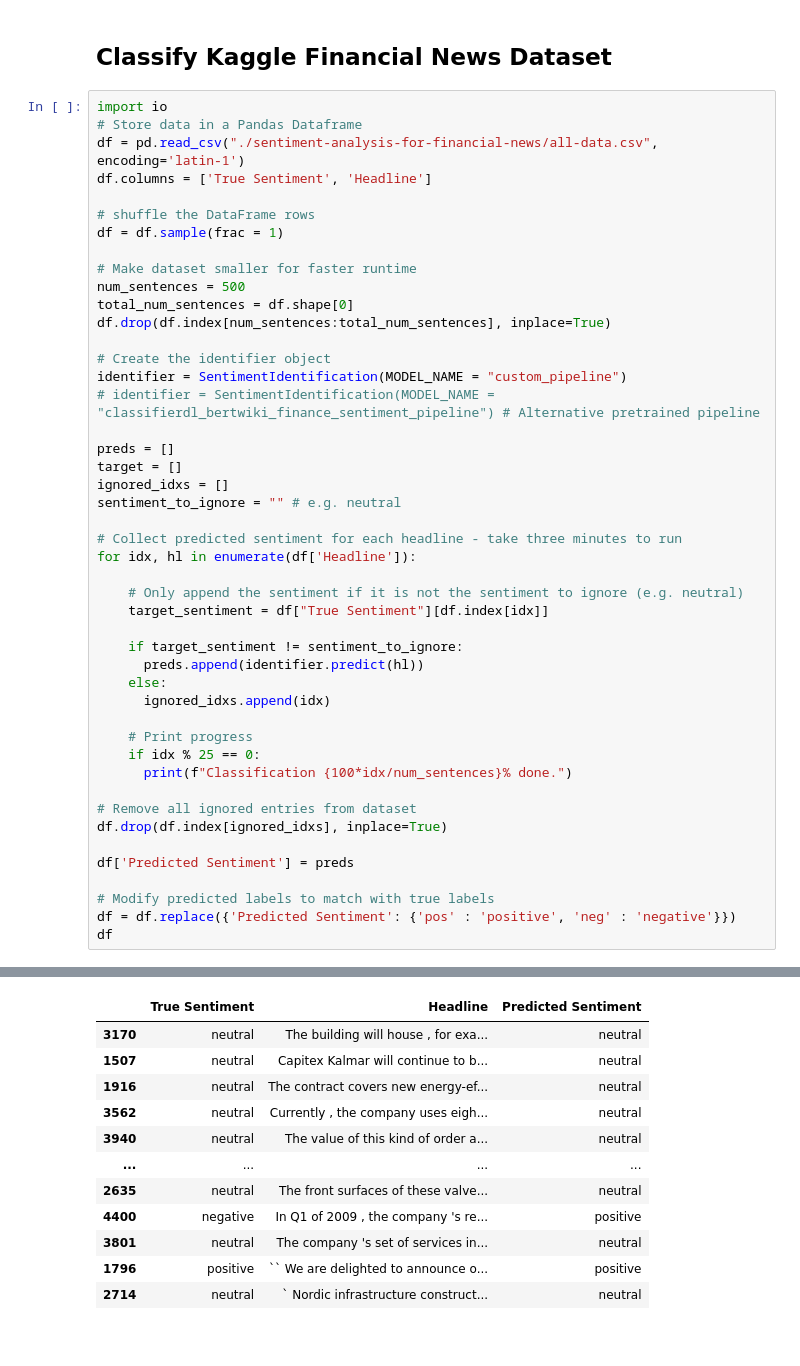
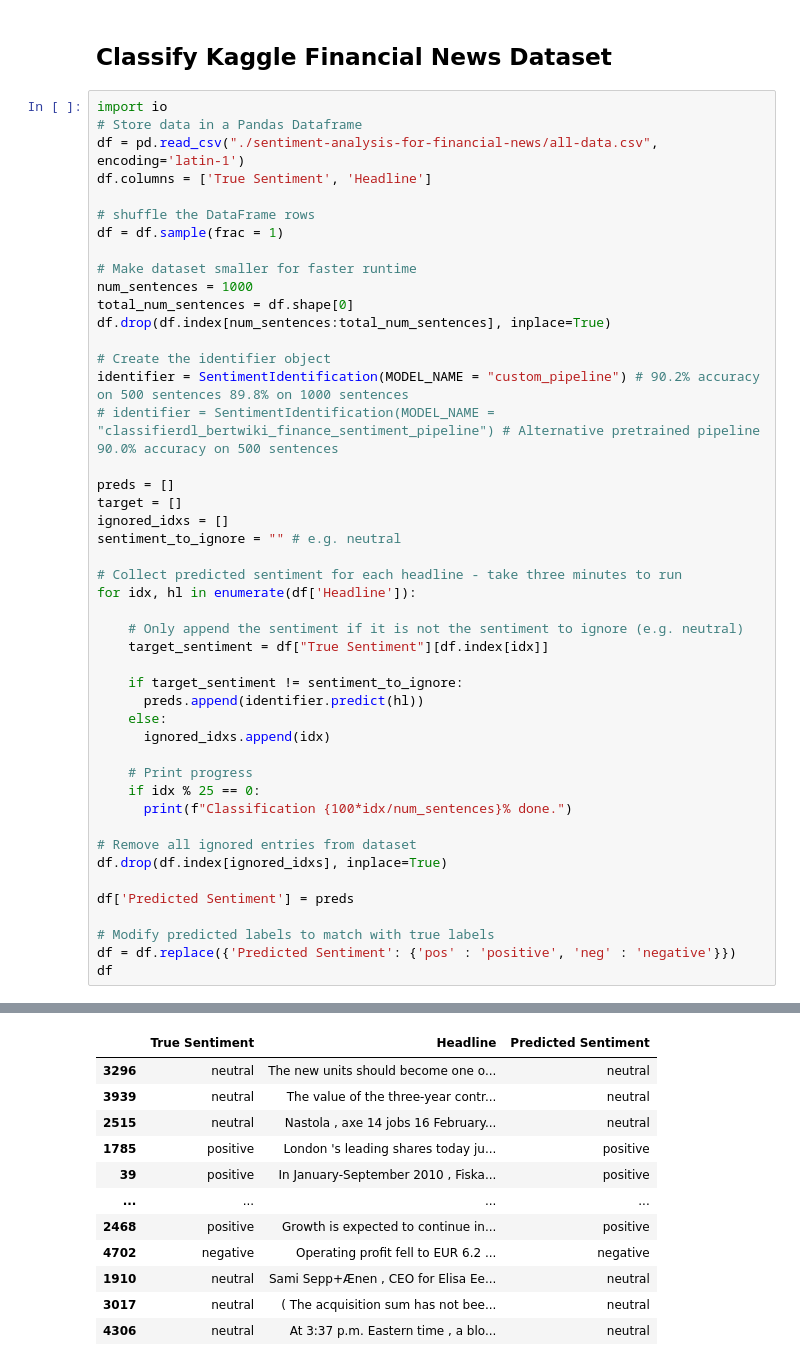
Before and after one commit to Brand-Sentiment-Tracking/dev-sentiment-package, a Jupyter notebook: johnsnow/CLASS_FOR_SENTIMENT_DETECTION_USING_SNOW_LABS_PIPELINES.ipynb, the cells around one changed output, grey strips where cells are left out. Cells and saved outputs as stored; diff of their text form.

```diff
--- a/johnsnow/CLASS_FOR_SENTIMENT_DETECTION_USING_SNOW_LABS_PIPELINES.ipynb
+++ b/johnsnow/CLASS_FOR_SENTIMENT_DETECTION_USING_SNOW_LABS_PIPELINES.ipynb
@@ -329,13 +329,13 @@ df.columns = ['True Sentiment', 'Headline']
 df = df.sample(frac = 1)
 
 # Make dataset smaller for faster runtime
-num_sentences = 500
+num_sentences = 1000
 total_num_sentences = df.shape[0]
 df.drop(df.index[num_sentences:total_num_sentences], inplace=True)
 
 # Create the identifier object
-identifier = SentimentIdentification(MODEL_NAME = "custom_pipeline")
-# identifier = SentimentIdentification(MODEL_NAME =  "classifierdl_bertwiki_finance_sentiment_pipeline") # Alternative pretrained pipeline
+identifier = SentimentIdentification(MODEL_NAME = "custom_pipeline") # 90.2% accuracy on 500 sentences 89.8% on 1000 sentences
+# identifier = SentimentIdentification(MODEL_NAME =  "classifierdl_bertwiki_finance_sentiment_pipeline") # Alternative pretrained pipeline 90.0% accuracy on 500 sentences
 
 preds = []
 target = []
@@ -386,12 +386,12 @@ Classification 95.0% done.
 |  | True Sentiment | Headline | Predicted Sentiment |
-| 3170 | neutral | The building will house , for exa... | neutral |
-| 1507 | neutral | Capitex Kalmar will continue to b... | neutral |
-| 1916 | neutral | The contract covers new energy-ef... | neutral |
-| 3562 | neutral | Currently , the company uses eigh... | neutral |
-| 3940 | neutral | The value of this kind of order a... | neutral |
+| 3296 | neutral | The new units should become one o... | neutral |
+| 3939 | neutral | The value of the three-year contr... | neutral |
+| 2515 | neutral | Nastola , axe 14 jobs 16 February... | neutral |
+| 1785 | positive | London 's leading shares today ju... | positive |
+| 39 | positive | In January-September 2010 , Fiska... | positive |
 | ... | ... | ... | ... |
-| 2635 | neutral | The front surfaces of these valve... | neutral |
-| 4400 | negative | In Q1 of 2009 , the company 's re... | positive |
-| 3801 | neutral | The company 's set of services in... | neutral |
-| 1796 | positive | `` We are delighted to announce o... | positive |
-| 2714 | neutral | ` Nordic infrastructure construct... | neutral |
+| 2468 | positive | Growth is expected to continue in... | positive |
+| 4702 | negative | Operating profit fell to EUR 6.2 ... | negative |
+| 1910 | neutral | Sami Sepp+Ænen , CEO for Elisa Ee... | neutral |
+| 3017 | neutral | ( The acquisition sum has not bee... | neutral |
+| 4306 | neutral | At 3:37 p.m. Eastern time , a blo... | neutral |
```
Also changed, not shown: parts of 3 cells of this notebook.
